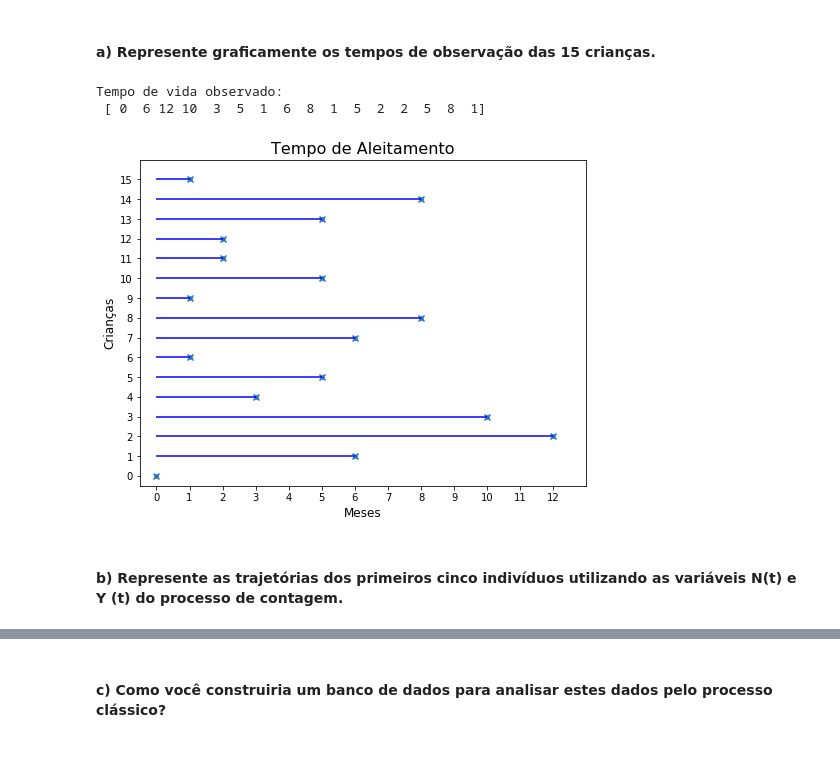
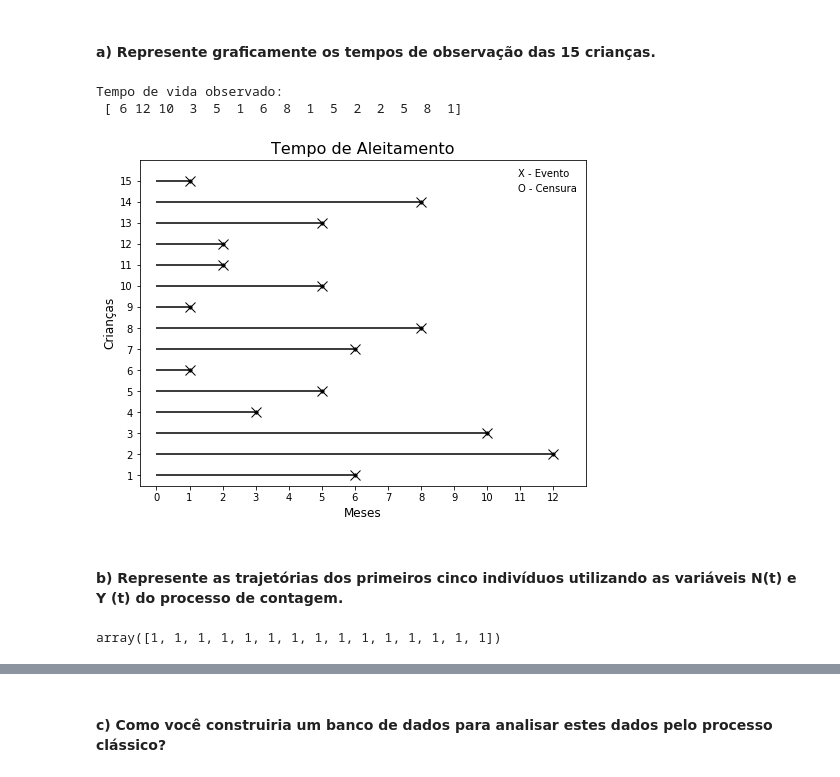
Before and after one commit to cbeluzo/dm017, a Jupyter notebook: Exercicios_Capitulo_02.ipynb, the cells around one changed output, grey strips where cells are left out. Drawn from its saved outputs; the diff is of its cells as text; code cells hidden in the pictures.

```diff
--- a/Exercicios_Capitulo_02.ipynb
+++ b/Exercicios_Capitulo_02.ipynb
@@ -35,7 +35,7 @@ df.describe()
 **Funções**  <a id='functions'></a>
 # %%
 # Função que gera gráfico de tempo de sobrevivência
-def linha_do_tempo(p_entry_individual, p_actual_lifetimes, p_current_time, p_time_unit, p_person_type, p_title):
+def linha_do_tempo(p_entry_individual, p_actual_lifetimes, p_current_time, p_censured, p_time_unit, p_person_type, p_title):
     observed_lifetimes = np.minimum(p_actual_lifetimes, p_current_time)
     death_observed = p_actual_lifetimes < p_current_time
 
@@ -45,7 +45,7 @@ def linha_do_tempo(p_entry_individual, p_actual_lifetimes, p_current_time, p_tim
                         entry = p_entry_individual,
                         left_truncated = True,
                         sort_by_duration = False,
-                        event_observed_color = "b",
+                        event_observed_color = "black",
                         event_censored_color = "r",
                        )
 
@@ -56,7 +56,24 @@ def linha_do_tempo(p_entry_individual, p_actual_lifetimes, p_current_time, p_tim
     ax.set_xlabel(p_time_unit, fontsize=12)
     ax.set_ylabel(p_person_type, fontsize=12)
     ax.set_title(p_title, fontsize=16)
-    plt.scatter(observed_lifetimes, np.array(range(0,len(p_actual_lifetimes))), marker="x")
+
+    ax.set_yticklabels(np.array(range(0,len(p_actual_lifetimes)))+1)
+
+    marker_style_X = dict(color='black', marker='x', markersize=10)
+    marker_style_O = dict(color='black', marker='o', markersize=10)
+
+    iterator = 0
+    for ind in p_censured:
+        if ind == 1:
+            ax.plot(observed_lifetimes[iterator], np.array(range(0,len(p_actual_lifetimes)))[iterator], fillstyle='none', **marker_style_X)
+        else:
+            ax.plot(observed_lifetimes[iterator], np.array(range(0,len(p_actual_lifetimes)))[iterator], fillstyle='none', **marker_style_O)
+        iterator = iterator + 1
+
+
+    ax.plot(0,0, label='X - Evento', color='white')
+    ax.plot(0,0, label='O - Censura', color='white')
+    ax.legend(frameon=False)
 
     print("Tempo de vida observado: \n", observed_lifetimes, "\n")
 # %%
@@ -116,17 +154,21 @@ Considerando que não houve censura:
 #### a) Represente graficamente os tempos de observação das 15 crianças.
 # %%
 # Dados de sobrevivência
-entry_individual = np.array([0,0,0,0,0,0,0,0,0,0,0,0,0,0,0,0])
-actual_lifetimes = np.array([0,6,12,10,3,5,1,6,8,1,5,2,2,5,8,1])
+entry_individual = np.zeros(15, dtype=np.int)
+actual_lifetimes = np.array([6,12,10,3,5,1,6,8,1,5,2,2,5,8,1])
 current_time = max(actual_lifetimes) + 1  #This variable defines the time window
 
 # Função que gera gráfico de tempo de sobrevivência
-linha_do_tempo (entry_individual, actual_lifetimes, current_time, "Meses", "Crianças", "Tempo de Aleitamento")
+linha_do_tempo (entry_individual, actual_lifetimes, current_time, entry_individual, "Meses", "Crianças", "Tempo de Aleitamento")
 # %% [output]
 Tempo de vida observado:
- [ 0  6 12 10  3  5  1  6  8  1  5  2  2  5  8  1]
+ [ 6 12 10  3  5  1  6  8  1  5  2  2  5  8  1]
-[figure, old version]
+[figure, new version]
 # %% [markdown]
 <a id='E2.1.b'></a>
 #### b) Represente as trajetórias dos primeiros cinco indivíduos utilizando as variáveis N(t) e Y (t) do processo de contagem.
+# %%
+censured
+# %% [output]
+array([1, 1, 1, 1, 1, 1, 1, 1, 1, 1, 1, 1, 1, 1, 1])
 # %%
```
Also changed, not shown: parts of 9 cells of this notebook.
